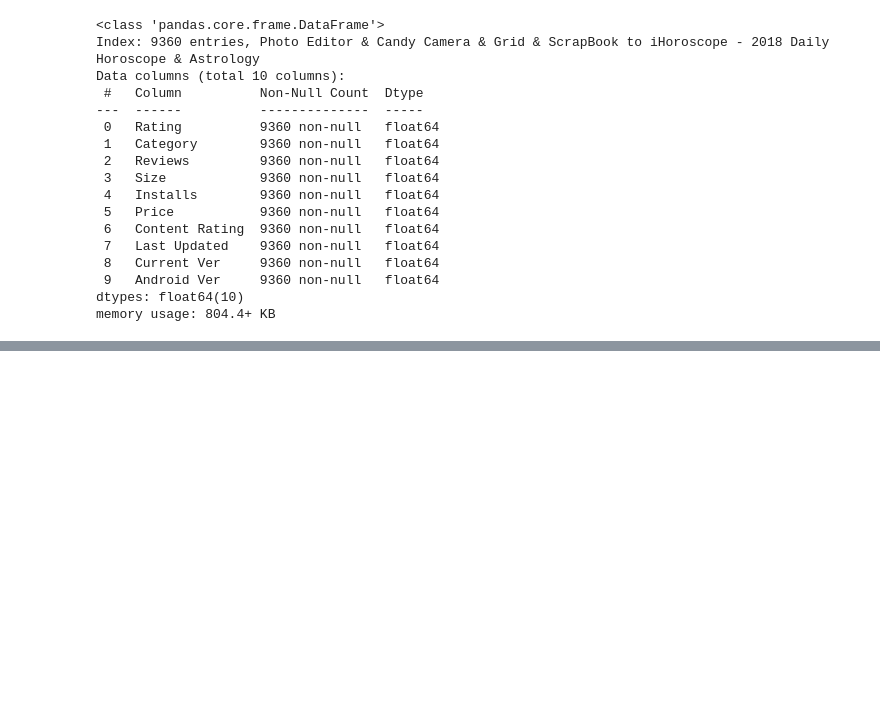
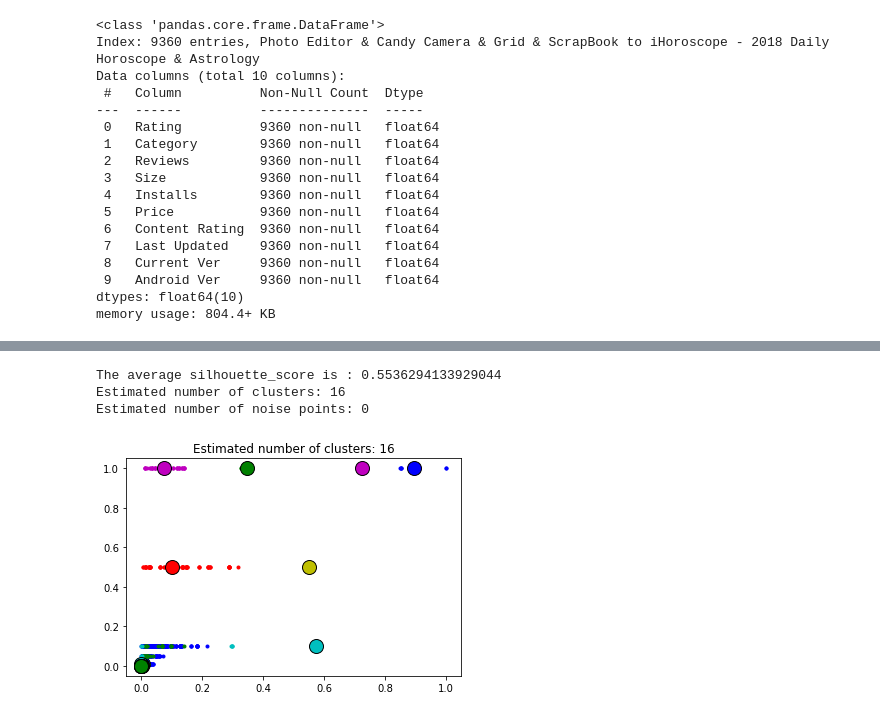
Before and after one commit to mirjanaz200/Play-Store-Clusterization, a Jupyter notebook: PlayStoreClusterization.ipynb, the cells around one changed output, grey strips where cells are left out. Cells and saved outputs as stored; diff of their text form; code cells hidden in the pictures; blank space fills up the shorter version.

```diff
--- a/PlayStoreClusterization.ipynb
+++ b/PlayStoreClusterization.ipynb
@@ -487,0 +620,7 @@ For n_clusters = 10 The average silhouette_score is : 0.3242896021688475
+# %%
+meanShift(xReduced)
+# %% [output]
+The average silhouette_score is : 0.5536294133929044
+Estimated number of clusters: 16
+Estimated number of noise points: 0
+[figure, added]
```
Also changed, not shown: parts of 20 cells of this notebook.
